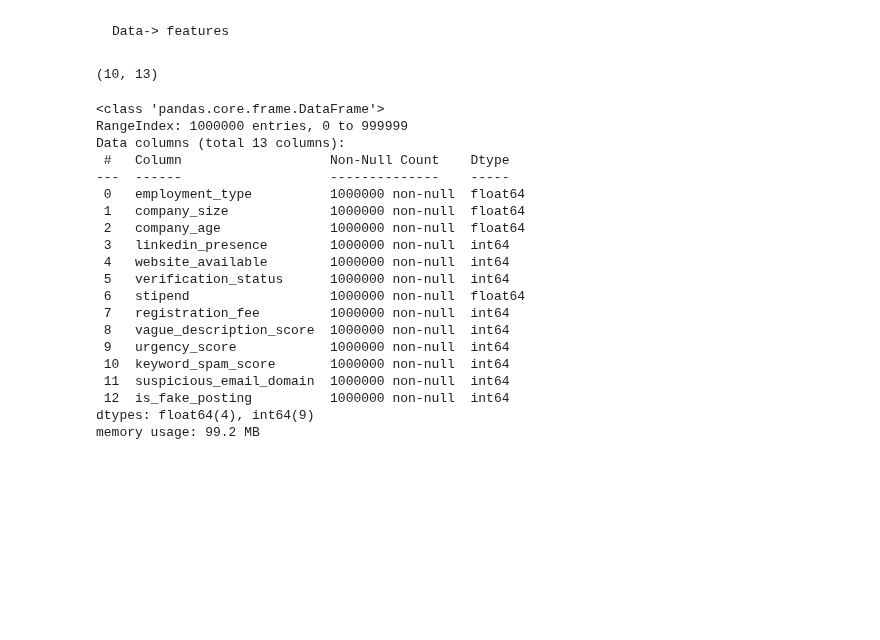
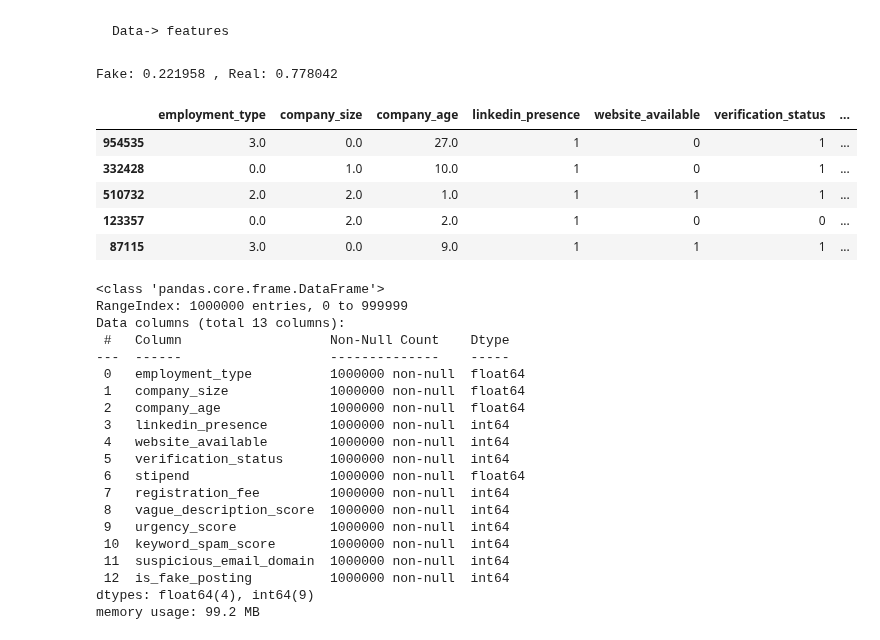
Before and after one commit to Ashthecoder918/Job-Fraud, a Jupyter notebook: Model.ipynb, the cells around one changed output. Saved outputs shown, nothing was run; the diff lists cells and outputs as text; code cells hidden in the pictures; blank space fills up the shorter version.

```diff
--- a/Model.ipynb
+++ b/Model.ipynb
@@ -37,3 +38,9 @@ df["employment_type"]=df["employment_type"].map(employment_type_map)
 # df_org['company_age'].fillna(20.0,inplace=True)
 # df_org["stipend"].fillna(35066.2,inplace=True)
 # df_selected.to_csv("dataset/quality_feat_dataset.csv")
+# %%
+# class imbalance
+class_one=(df["is_fake_posting"]==1).sum().item()
+print(f"Fake: {class_one/df.shape[0]} , Real: {(df.shape[0]-class_one)/df.shape[0]}")
+# %% [output]
+Fake: 0.221958 , Real: 0.778042
@@ -40,7 +55,12 @@ df["employment_type"]=df["employment_type"].map(employment_type_map)
 # %%
-df.sample(10).shape
+df.sample(5)
 # %% [output]
-(10, 13)
+|  | employment_type | company_size | company_age | linkedin_presence | website_available | verification_status | ... |
+| 954535 | 3.0 | 0.0 | 27.0 | 1 | 0 | 1 | ... |
+| 332428 | 0.0 | 1.0 | 10.0 | 1 | 0 | 1 | ... |
+| 510732 | 2.0 | 2.0 | 1.0 | 1 | 1 | 1 | ... |
+| 123357 | 0.0 | 2.0 | 2.0 | 1 | 0 | 0 | ... |
+| 87115 | 3.0 | 0.0 | 9.0 | 1 | 1 | 1 | ... |
 # %%
 df.info()
 # %% [output]
```
Also changed, not shown: parts of 17 cells of this notebook, 1 other file.
